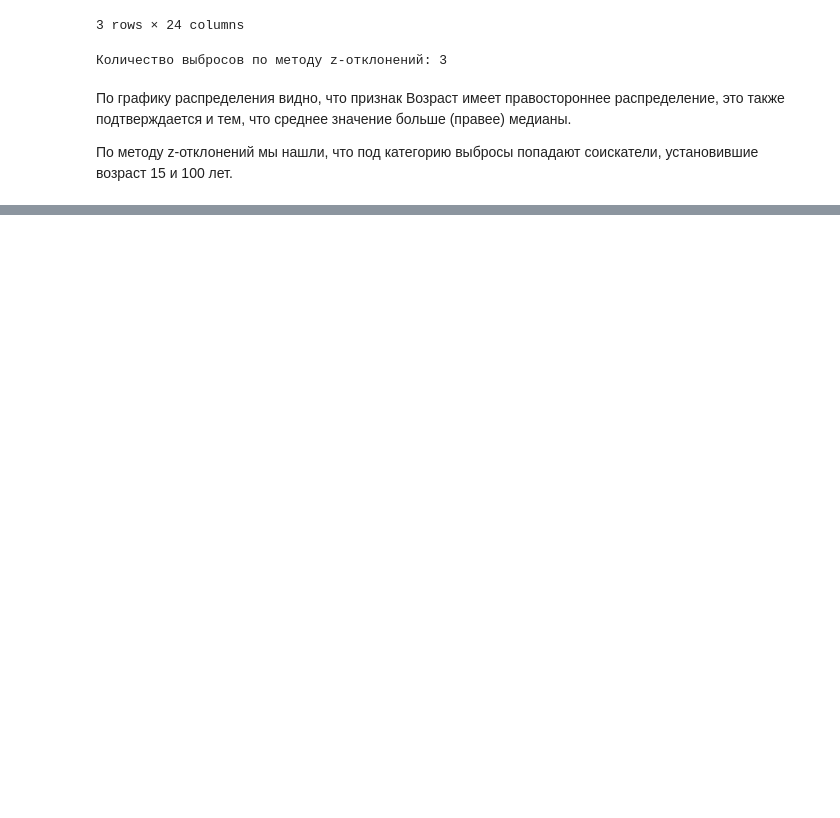
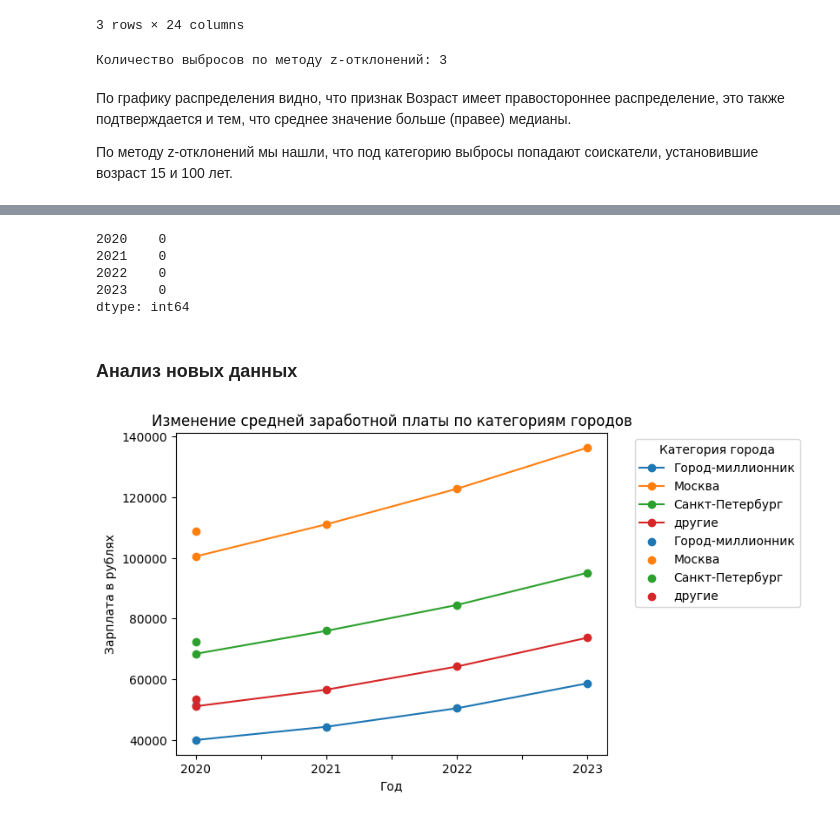
Before and after one commit to ekaterinakaz4255/Data_Analysis, a Jupyter notebook: Project-1. Ноутбук-шаблон.ipynb, the cells around one changed output, grey strips where cells are left out. Cells and saved outputs as stored; diff of their text form; code cells hidden in the pictures; blank space fills up the shorter version.

```diff
--- a/Project-1. Ноутбук-шаблон.ipynb
+++ b/Project-1. Ноутбук-шаблон.ipynb
@@ -1007,0 +1140,6 @@ df_13.to_csv('Prepared_hh_dataset.csv')
+# %%
+# при сравнении списков мы видим, что у нас Самара находится одновременно в 2 областях.
+# Однако, городом-миллионником она является только в Самарской области, поэтому Томскую область необходимо удалить
+
+million_regions.remove('Томская область')
+print(f'Регионы, соответствующие городам-миллионникам: {million_regions}, \nдлина списка: {len(million_regions)}')
@@ -1007,0 +1167,9 @@ df_13.to_csv('Prepared_hh_dataset.csv')
+# %%
+# Проходим по каждому году в словаре average_salaries
+for year, average_salary in average_salaries.items():
+    # Устанавливаем значение средней зарплаты для указанного года в строки, где Город == "город-миллионник"
+    df_13_merged.loc[df_13_merged['Город'] == "Город-миллионник", str(year)] = average_salary
+
+# После этого в нашем датасете в столбцах с годами для строк с "город-миллионник" будут значения из словаря
+# Смотрим результат на примере строк с городами-миллионниками
+df_13_merged[df_13_merged['Город'] == 'Город-миллионник'].head()
@@ -1007,0 +1184,39 @@ df_13.to_csv('Prepared_hh_dataset.csv')
+# %%
+# Проверяем на наличие пропусков по добавленным столбцам
+missing_values = df_13_merged.iloc[:, -4:].isnull().sum()
+
+print(missing_values)
+# %% [output]
+2020    0
+2021    0
+2022    0
+2023    0
+dtype: int64
+# %% [markdown]
+### Анализ новых данных
+# %%
+# Расчет средней зарплаты "ЗП (руб)" для каждой категории города
+mean_salaries = df_13_merged.groupby('Город')['ЗП (руб)'].mean()
+
+# Группируем по категории Города и рассчитываем средние значения для каждой категории за все года
+grouped_data = df_13_merged.groupby('Город')[['2019', '2020', '2021', '2022', '2023']].mean()
+
+# Линейный график изменения средней зарплаты по категориям городов за выделенный промежуток времени
+ax = grouped_data[['2020', '2021', '2022', '2023']].T.plot(kind='line', marker='o')
+
+# Добавляем точки, ознчающие среднее значение ожидаемой зарплаты соискателей в 2019 году
+for city in mean_salaries.index:
+    mean_salary_2019 = mean_salaries.loc[city]
+    ax.scatter(['2019'], [mean_salary_2019], label=city)
+
+plt.xlabel('Год')
+plt.ylabel('Зарплата в рублях')
+plt.title('Изменение средней заработной платы по категориям городов')
+
+# Move the legend to the right of the plot
+plt.legend(title='Категория города', bbox_to_anchor=(1.05, 1), loc='upper left')
+
+# Show the plot
+plt.show()
+# %% [output]
+[figure, added]
```
Also changed, not shown: parts of 22 cells of this notebook, 2 other files.
